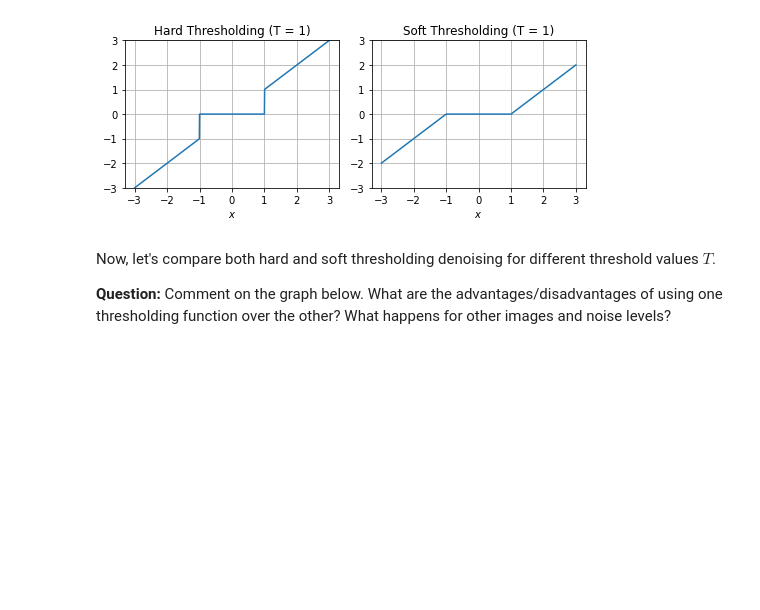
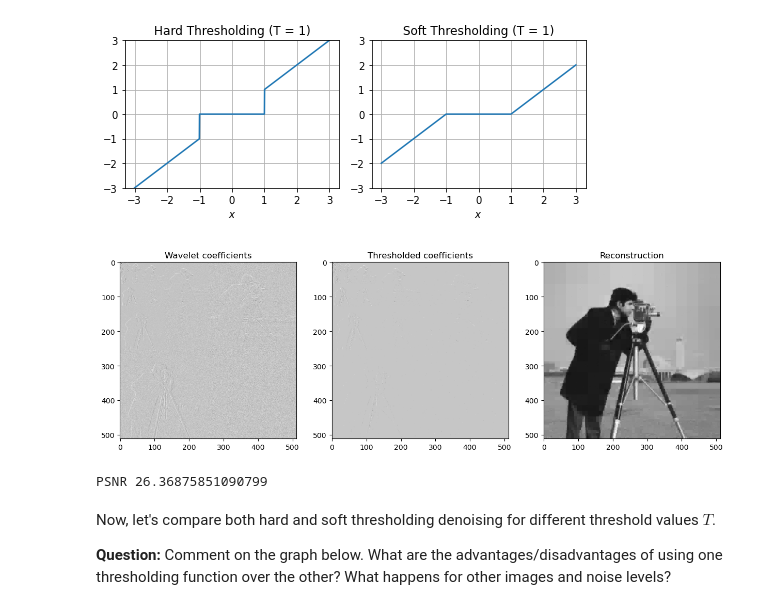
Before and after one commit to Siqi-Hu/LELEC2885-image-processing, a Jupyter notebook: TP2 files-20241001/TP2_student.ipynb, the cells around one changed output. Drawn from its saved outputs; the diff is of its cells as text; code cells hidden in the pictures; blank space fills up the shorter version.

```diff
--- a/TP2 files-20241001/TP2_student.ipynb
+++ b/TP2 files-20241001/TP2_student.ipynb
@@ -592,25 +605,37 @@ This helps to see the mathematical influence of the parameter $T$ in this case (
 ' />
 # %%
 T = sigma*3
-def thresh_soft(u,T):
+def thresh_soft(u: np.ndarray, T: float) -> np.ndarray:
     """Soft threshold u with threshold T
     """
     # YOUR IMPLEMENTATION
+    for i in range(u.size):
+        if u[i] < -T:
+            u[i] += T
+        elif u[i] > T:
+            u[i] -= T
+        else:
+            u[i] = 0
+
+    return u
 
 base_coeffs = WaveletCoeffs.dec2(I, "haar")
 coeffs = base_coeffs.clone()
 coeffs.coeffs[:] = thresh_soft(coeffs.coeffs, T)
 rec = coeffs.rec2()
 
 plt.figure(figsize=(15,5))
 plt.subplot(131, title="Wavelet coefficients")
 plot_wavelet(base_coeffs)
 plt.subplot(132, title="Thresholded coefficients")
 plot_wavelet(coeffs)
 plt.subplot(133, title="Reconstruction")
 plt.imshow(rec, cmap="gray")
 plt.show()
 print("PSNR", PSNR(I0, rec))
+# %% [output]
+[figure, added]
+PSNR 26.36875851090799
 # %% [markdown]
 Now, let's compare both hard and soft thresholding denoising for different threshold values $T$.
 
```
Also changed, not shown: parts of 8 cells of this notebook, 11 other files.
